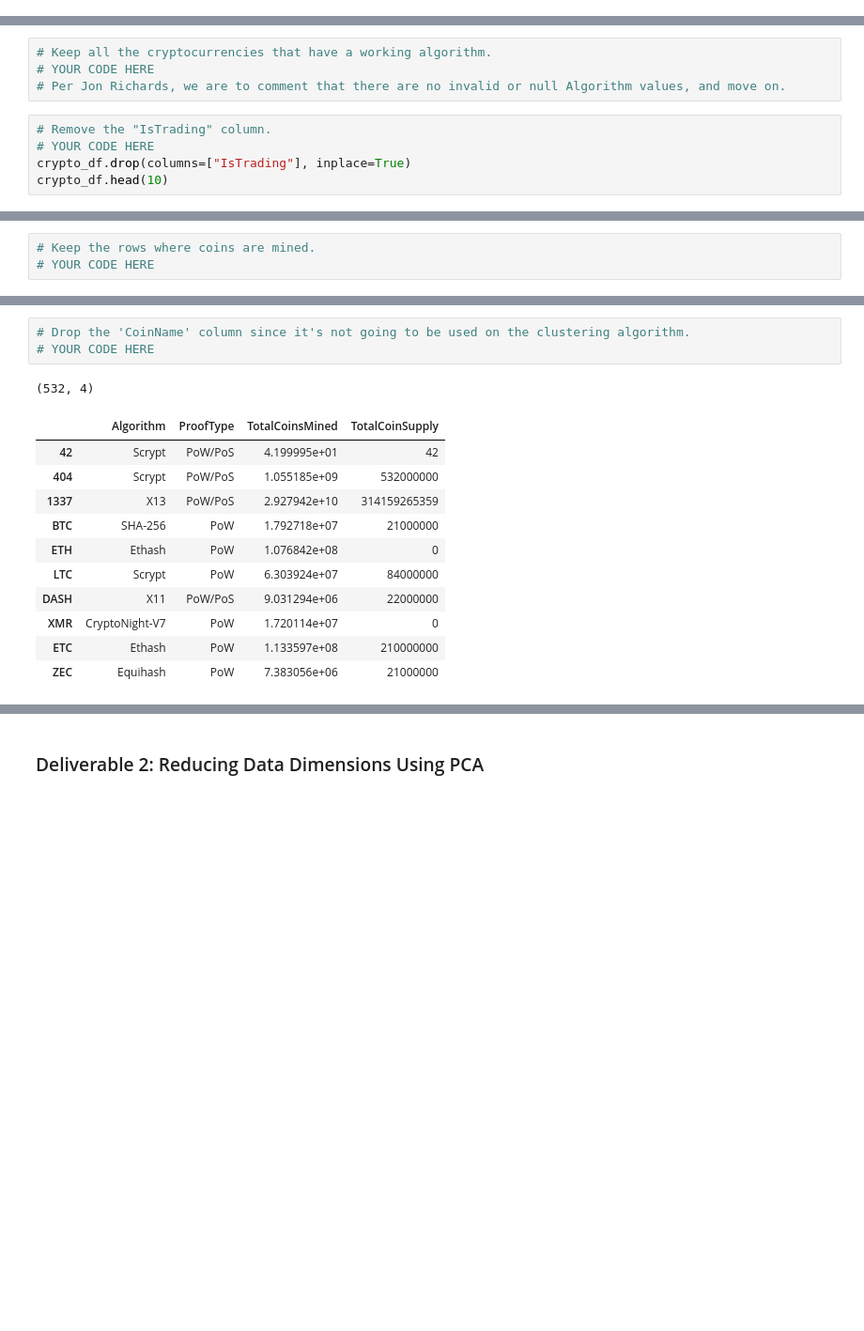
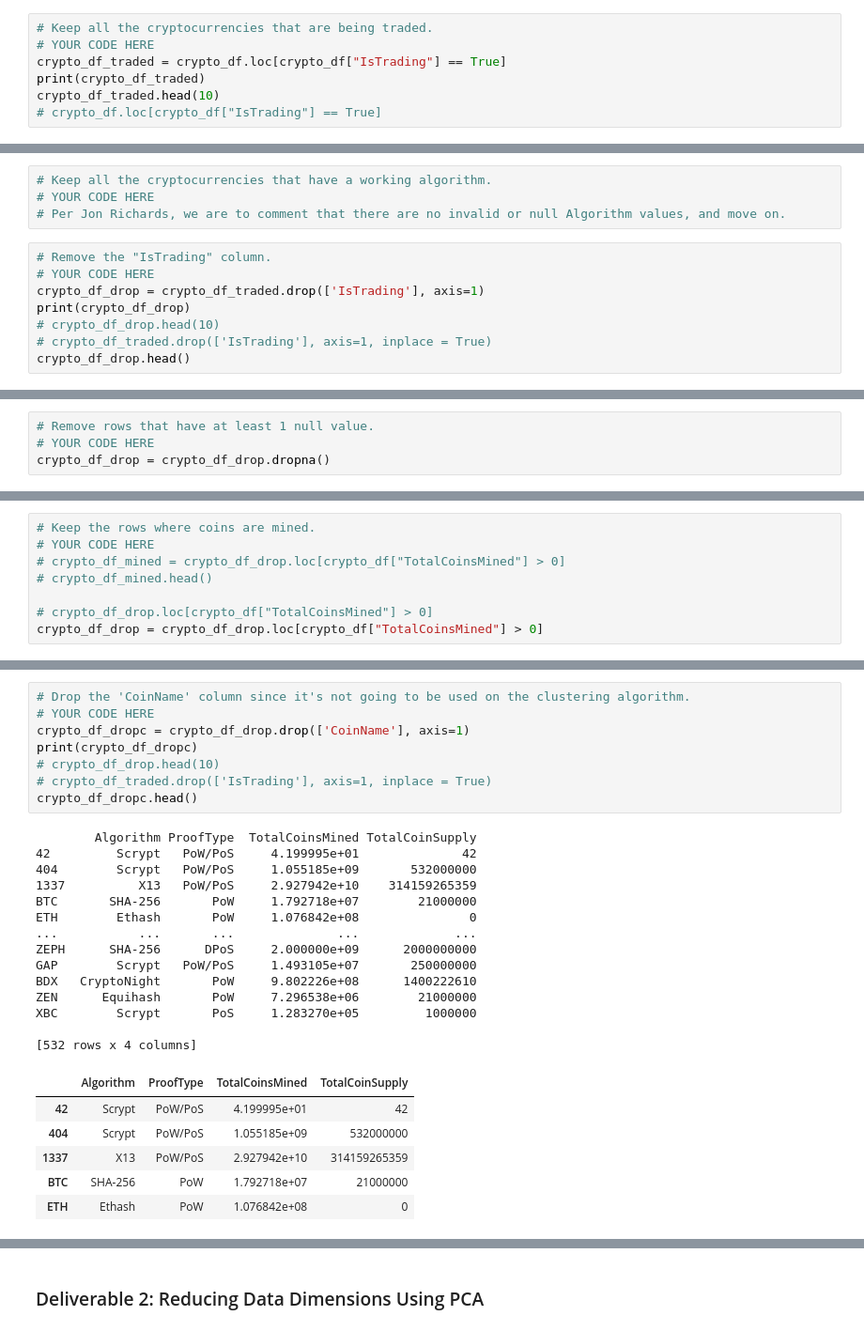
Before and after one commit to abtieku/Cryptocurrencies, a Jupyter notebook: crypto_clustering.ipynb, the cells around one changed output, grey strips where cells are left out. Shown at 94% size. Drawn from its saved outputs; the diff is of its cells as text; blank space fills up the shorter version.

```diff
--- a/crypto_clustering.ipynb
+++ b/crypto_clustering.ipynb
@@ -72,0 +33,7 @@ crypto_df.head(10)
+# %%
+# Keep all the cryptocurrencies that are being traded.
+# YOUR CODE HERE
+crypto_df_traded = crypto_df.loc[crypto_df["IsTrading"] == True]
+print(crypto_df_traded)
+crypto_df_traded.head(10)
+# crypto_df.loc[crypto_df["IsTrading"] == True]
@@ -77,6 +73,9 @@ crypto_df.head(10)
 # %%
 # Remove the "IsTrading" column.
 # YOUR CODE HERE
-crypto_df.drop(columns=["IsTrading"], inplace=True)
-crypto_df.head(10)
+crypto_df_drop = crypto_df_traded.drop(['IsTrading'], axis=1)
+print(crypto_df_drop)
+# crypto_df_drop.head(10)
+# crypto_df_traded.drop(['IsTrading'], axis=1, inplace = True)
+crypto_df_drop.head()
 # %% [output]
@@ -94 +102,5 @@ crypto_df.head(10)
+# %%
+# Remove rows that have at least 1 null value.
+# YOUR CODE HERE
+crypto_df_drop = crypto_df_drop.dropna()
 # %%
@@ -130,3 +123,8 @@ print(crypto_df)
 # %%
 # Keep the rows where coins are mined.
 # YOUR CODE HERE
+# crypto_df_mined = crypto_df_drop.loc[crypto_df["TotalCoinsMined"] > 0]
+# crypto_df_mined.head()
+
+# crypto_df_drop.loc[crypto_df["TotalCoinsMined"] > 0]
+crypto_df_drop = crypto_df_drop.loc[crypto_df["TotalCoinsMined"] > 0]
@@ -157,16 +177,29 @@ print(crypto_df)
 # %%
 # Drop the 'CoinName' column since it's not going to be used on the clustering algorithm.
 # YOUR CODE HERE
+crypto_df_dropc = crypto_df_drop.drop(['CoinName'], axis=1)
+print(crypto_df_dropc)
+# crypto_df_drop.head(10)
+# crypto_df_traded.drop(['IsTrading'], axis=1, inplace = True)
+crypto_df_dropc.head()
 # %% [output]
-(532, 4)
+        Algorithm ProofType  TotalCoinsMined TotalCoinSupply
+42         Scrypt   PoW/PoS     4.199995e+01              42
+404        Scrypt   PoW/PoS     1.055185e+09       532000000
+1337          X13   PoW/PoS     2.927942e+10    314159265359
+BTC       SHA-256       PoW     1.792718e+07        21000000
+ETH        Ethash       PoW     1.076842e+08               0
+...           ...       ...              ...             ...
+ZEPH      SHA-256      DPoS     2.000000e+09      2000000000
+GAP        Scrypt   PoW/PoS     1.493105e+07       250000000
+BDX   CryptoNight       PoW     9.802226e+08      1400222610
+ZEN      Equihash       PoW     7.296538e+06        21000000
+XBC        Scrypt       PoS     1.283270e+05         1000000
+
+[532 rows x 4 columns]
 |  | Algorithm | ProofType | TotalCoinsMined | TotalCoinSupply |
 | 42 | Scrypt | PoW/PoS | 4.199995e+01 | 42 |
 | 404 | Scrypt | PoW/PoS | 1.055185e+09 | 532000000 |
 | 1337 | X13 | PoW/PoS | 2.927942e+10 | 314159265359 |
 | BTC | SHA-256 | PoW | 1.792718e+07 | 21000000 |
 | ETH | Ethash | PoW | 1.076842e+08 | 0 |
-| LTC | Scrypt | PoW | 6.303924e+07 | 84000000 |
-| DASH | X11 | PoW/PoS | 9.031294e+06 | 22000000 |
-| XMR | CryptoNight-V7 | PoW | 1.720114e+07 | 0 |
-| ETC | Ethash | PoW | 1.133597e+08 | 210000000 |
-| ZEC | Equihash | PoW | 7.383056e+06 | 21000000 |
```
Also changed, not shown: parts of 45 cells of this notebook.
